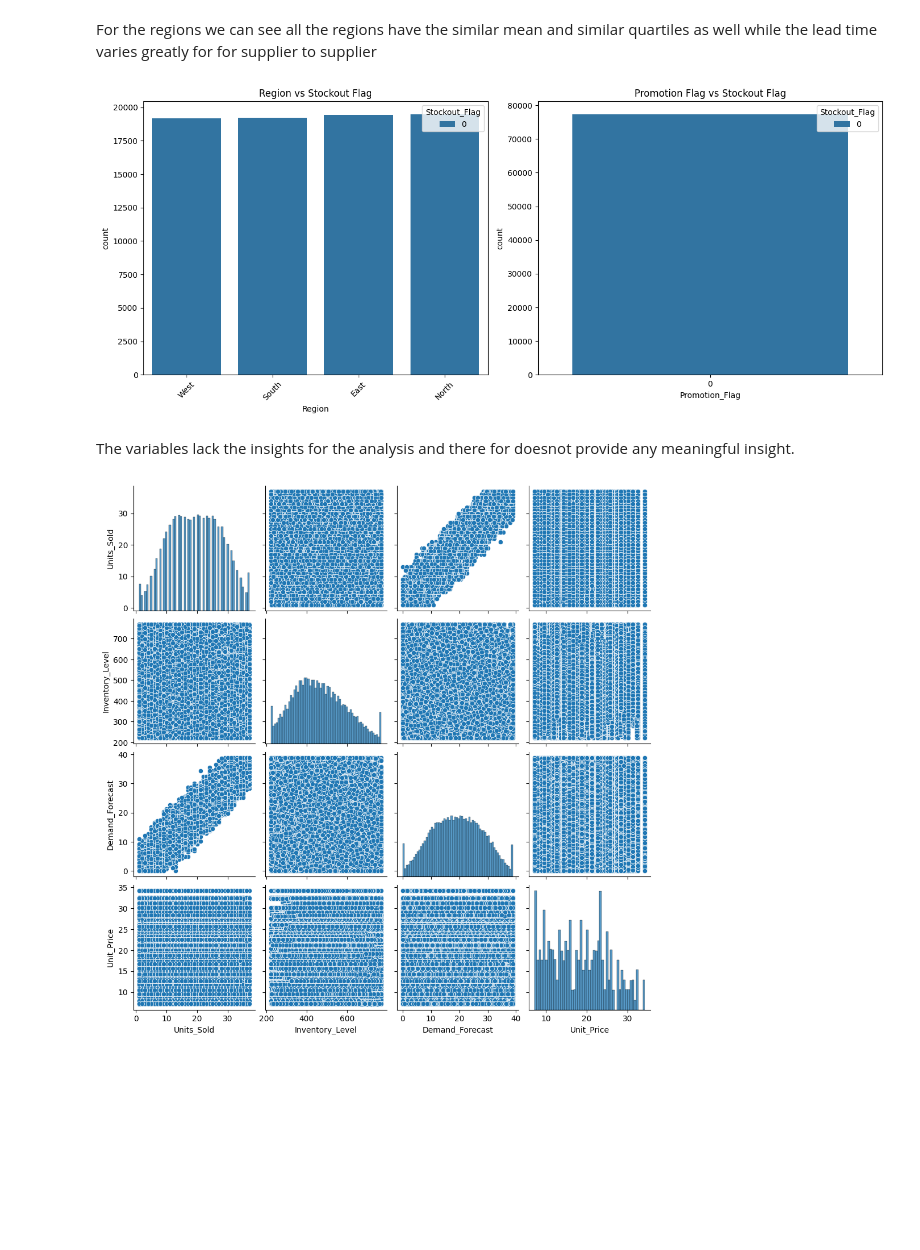
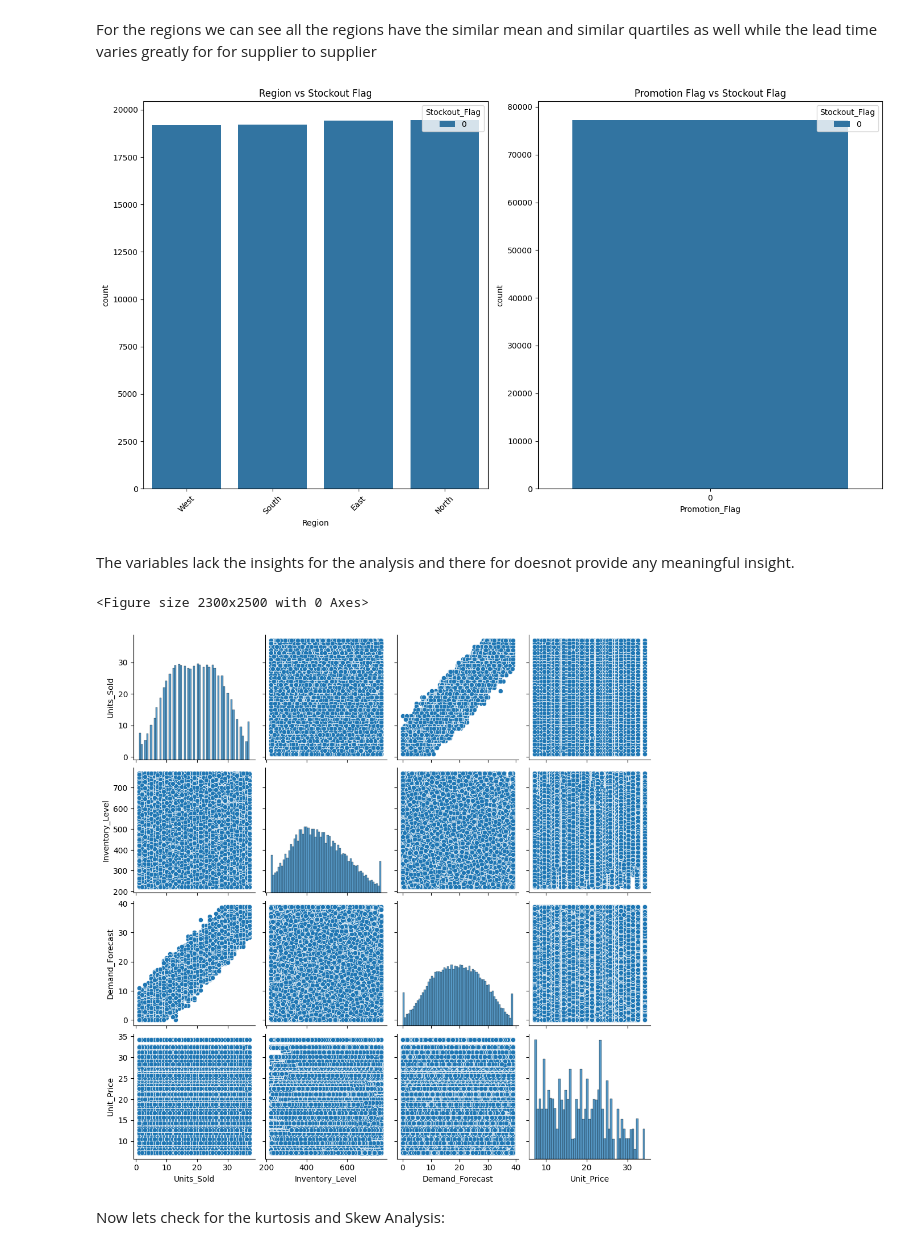
Before and after one commit to vinaypant33/supply_chain_control_tower, a Jupyter notebook: notebooks/eda.ipynb, the cells around one changed output. Cells and saved outputs as stored; diff of their text form; code cells hidden in the pictures; blank space fills up the shorter version.

```diff
--- a/notebooks/eda.ipynb
+++ b/notebooks/eda.ipynb
@@ -459,27 +468,31 @@ plt.show()
 # %% [markdown]
 For the regions we can see all the regions have the similar mean and similar quartiles as well while the lead time varies greatly for for supplier to supplier
 # %%
-plt.figure(figsize=(14, 6))
+plt.figure(figsize=(14, 8))
 
 # 1. Region vs Stockout Flag (Countplot)
 plt.subplot(1, 2, 1)
 sns.countplot(x='Region', hue='Stockout_Flag', data=df)
 plt.title('Region vs Stockout Flag')
 plt.xticks(rotation=45)
 
 # 2. Promotion Flag vs Stockout Flag (Countplot)
 plt.subplot(1, 2, 2)
 sns.countplot(x='Promotion_Flag', hue='Stockout_Flag', data=df)
 plt.title('Promotion Flag vs Stockout Flag')
 
 plt.tight_layout()
 plt.show()
 # %% [output]
-[figure, old version]
+[figure, new version]
 # %% [markdown]
 The variables lack the insights for the analysis and there for doesnot provide any meaningful insight.
 # %%
+plt.figure(figsize=(23, 25))
 sns.pairplot(df[['Units_Sold','Inventory_Level','Demand_Forecast','Unit_Price']])
 plt.show()
 # %% [output]
+<Figure size 2300x2500 with 0 Axes>
 [figure]
+# %% [markdown]
+Now lets check for the kurtosis and Skew Analysis:
```
Also changed, not shown: parts of 17 cells of this notebook.
